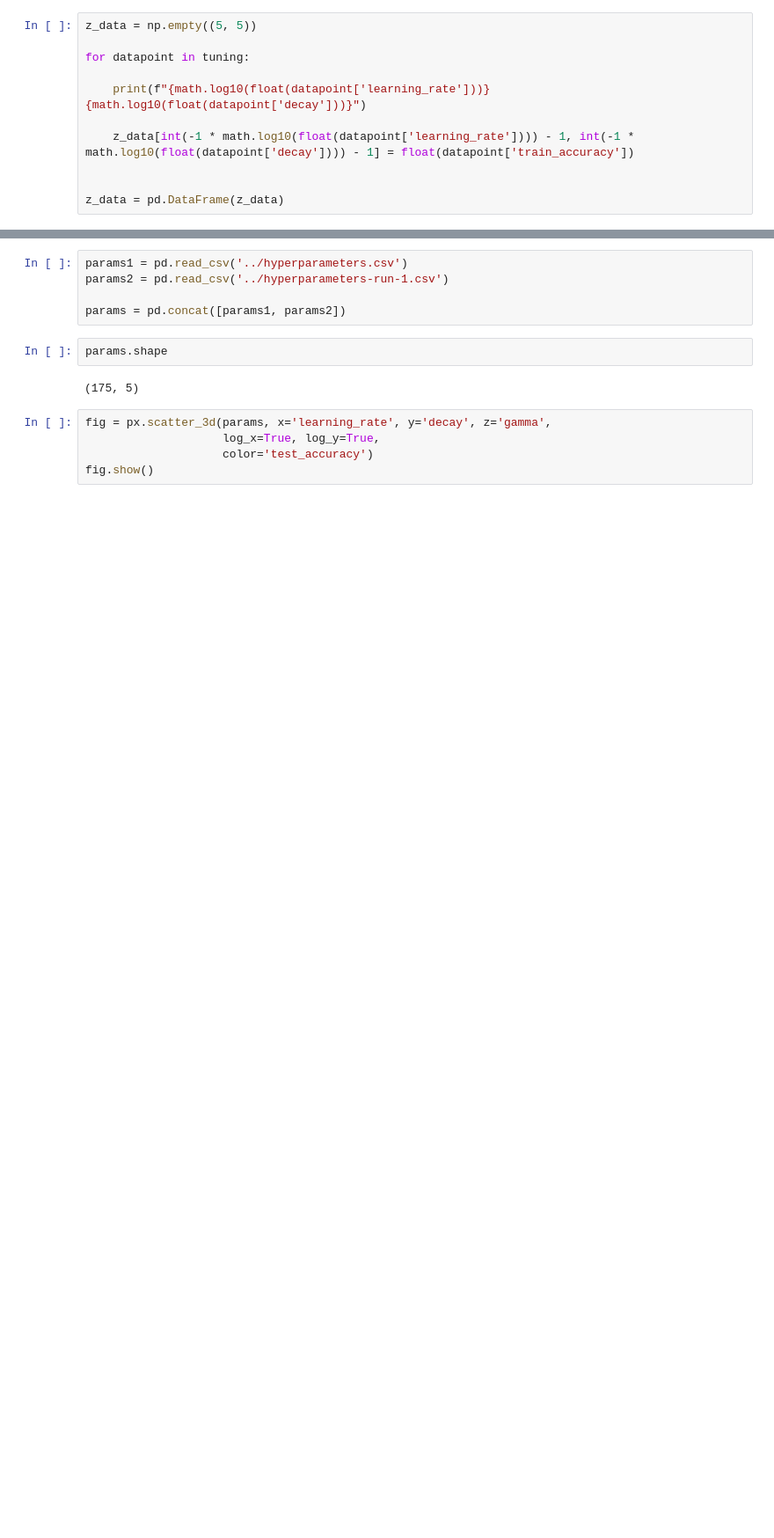
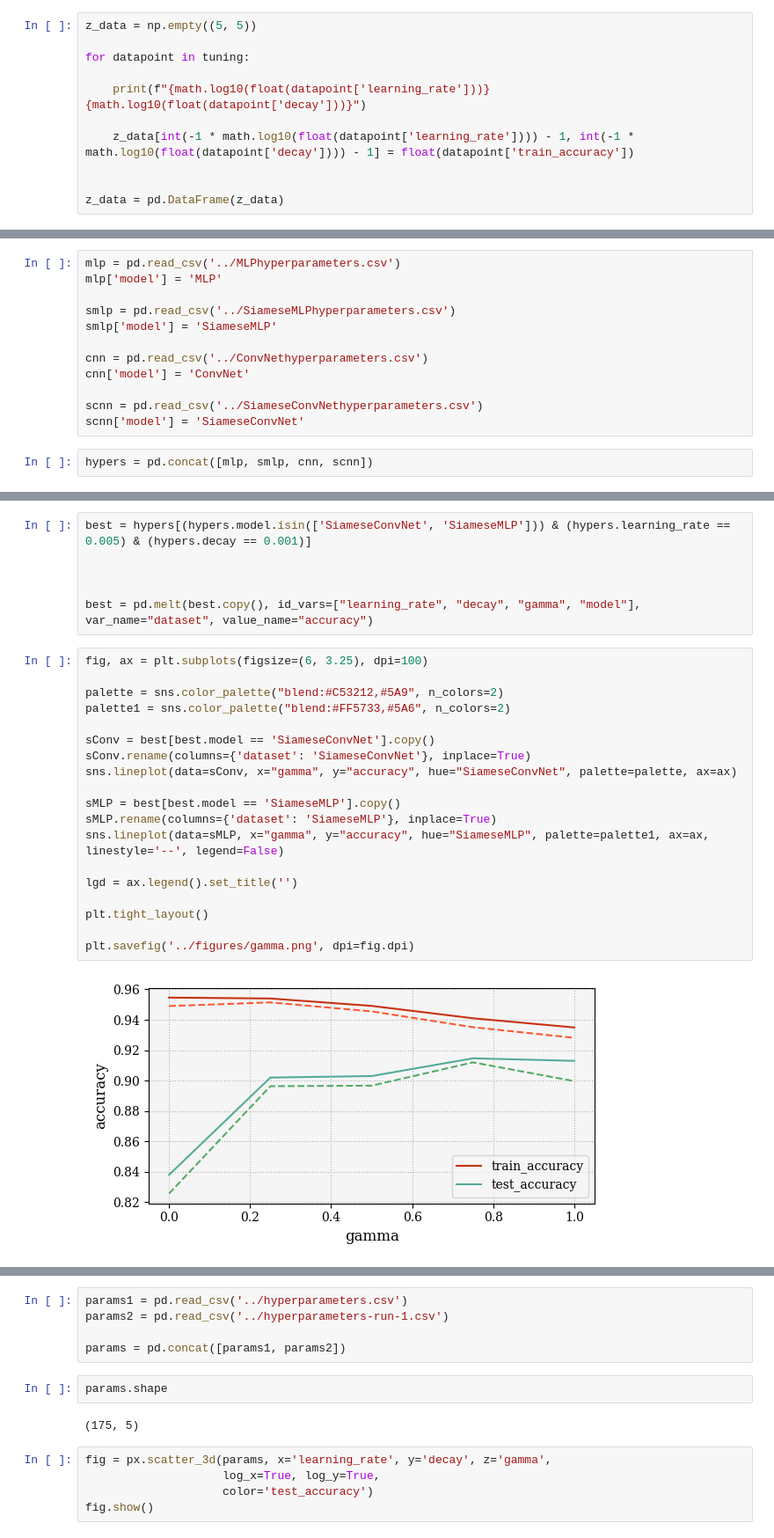
Before and after one commit to arnauddhaene/deep-learning-mini-projects-ee559, a Jupyter notebook: Proj1/notebooks/workbench.ipynb, the cells around one changed output, grey strips where cells are left out. Shown: that part at 88% size. Saved outputs shown, nothing was run; the diff lists cells and outputs as text; blank space fills up the shorter version.

```diff
--- a/Proj1/notebooks/workbench.ipynb
+++ b/Proj1/notebooks/workbench.ipynb
@@ -19,0 +43,14 @@ mlparams = pd.read_csv('../hyperparameters-mlp.csv')
+# %%
+mlp = pd.read_csv('../MLPhyperparameters.csv')
+mlp['model'] = 'MLP'
+
+smlp = pd.read_csv('../SiameseMLPhyperparameters.csv')
+smlp['model'] = 'SiameseMLP'
+
+cnn = pd.read_csv('../ConvNethyperparameters.csv')
+cnn['model'] = 'ConvNet'
+
+scnn = pd.read_csv('../SiameseConvNethyperparameters.csv')
+scnn['model'] = 'SiameseConvNet'
+# %%
+hypers = pd.concat([mlp, smlp, cnn, scnn])
@@ -19,0 +71,27 @@ mlparams = pd.read_csv('../hyperparameters-mlp.csv')
+# %%
+best = hypers[(hypers.model.isin(['SiameseConvNet', 'SiameseMLP'])) & (hypers.learning_rate == 0.005) & (hypers.decay == 0.001)]
+
+
+
+best = pd.melt(best.copy(), id_vars=["learning_rate", "decay", "gamma", "model"], var_name="dataset", value_name="accuracy")
+# %%
+fig, ax = plt.subplots(figsize=(6, 3.25), dpi=100)
+
+palette = sns.color_palette("blend:#C53212,#5A9", n_colors=2)
+palette1 = sns.color_palette("blend:#FF5733,#5A6", n_colors=2)
+
+sConv = best[best.model == 'SiameseConvNet'].copy()
+sConv.rename(columns={'dataset': 'SiameseConvNet'}, inplace=True)
+sns.lineplot(data=sConv, x="gamma", y="accuracy", hue="SiameseConvNet", palette=palette, ax=ax)
+
+sMLP = best[best.model == 'SiameseMLP'].copy()
+sMLP.rename(columns={'dataset': 'SiameseMLP'}, inplace=True)
+sns.lineplot(data=sMLP, x="gamma", y="accuracy", hue="SiameseMLP", palette=palette1, ax=ax, linestyle='--', legend=False)
+
+lgd = ax.legend().set_title('')
+
+plt.tight_layout()
+
+plt.savefig('../figures/gamma.png', dpi=fig.dpi)
+# %% [output]
+[figure, added]
```
Also changed, not shown: parts of 9 cells of this notebook, 17 other files.
